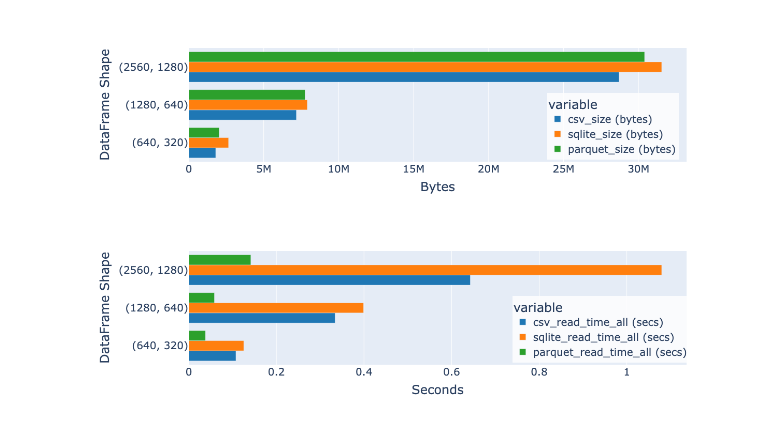
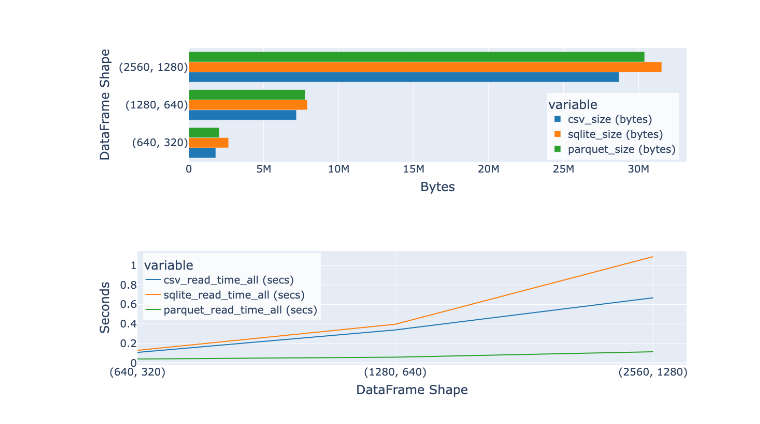
Before and after one commit to d33bs/CytoTable-benchmarks, a Jupyter notebook: notebooks/parquet_analysis.ipynb, the cells around one changed output. Cells and saved outputs as stored; diff of their text form; code cells hidden in the pictures.

Commit message:
chart updates

```diff
--- a/notebooks/parquet_analysis.ipynb
+++ b/notebooks/parquet_analysis.ipynb
@@ -162,31 +162,31 @@ pio.write_image(fig, f"{image_dir}/file-storage-size.png")
 [figure]
 # %%
 # read time barchart (all columns)
-fig = px.bar(
+fig = px.line(
     df_results,
-    x=[
+    y=[
         "csv_read_time_all (secs)",
         "sqlite_read_time_all (secs)",
         "parquet_read_time_all (secs)",
     ],
-    y="dataframe_shape (rows, cols)",
-    orientation="h",
-    barmode="group",
+    x="dataframe_shape (rows, cols)",
+
     labels={"dataframe_shape (rows, cols)": "DataFrame Shape", "value": "Seconds"},
     width=1300,
-    color_discrete_sequence=px.colors.qualitative.D3
+    color_discrete_sequence=px.colors.qualitative.D3,
 )
 fig.update_layout(
-    legend=dict(x=0.65, y=0.02, bgcolor="rgba(255,255,255,0.8)"),
+    legend=dict(x=0.01, y=0.98, bgcolor="rgba(255,255,255,0.8)"),
     font=dict(
         size=20,  # global font size
     ),
 )
+fig.update_xaxes(range=[0, 2.13])
 
 pio.write_image(fig, f"{image_dir}/file-read-time-all.png")
 fig.show()
 # %% [output]
-[figure, old version]
+[figure, new version]
 # %%
 # read time barchart (one column)
 fig = px.bar(
```
Also changed, not shown: parts of 4 cells of this notebook, 5 other files.
